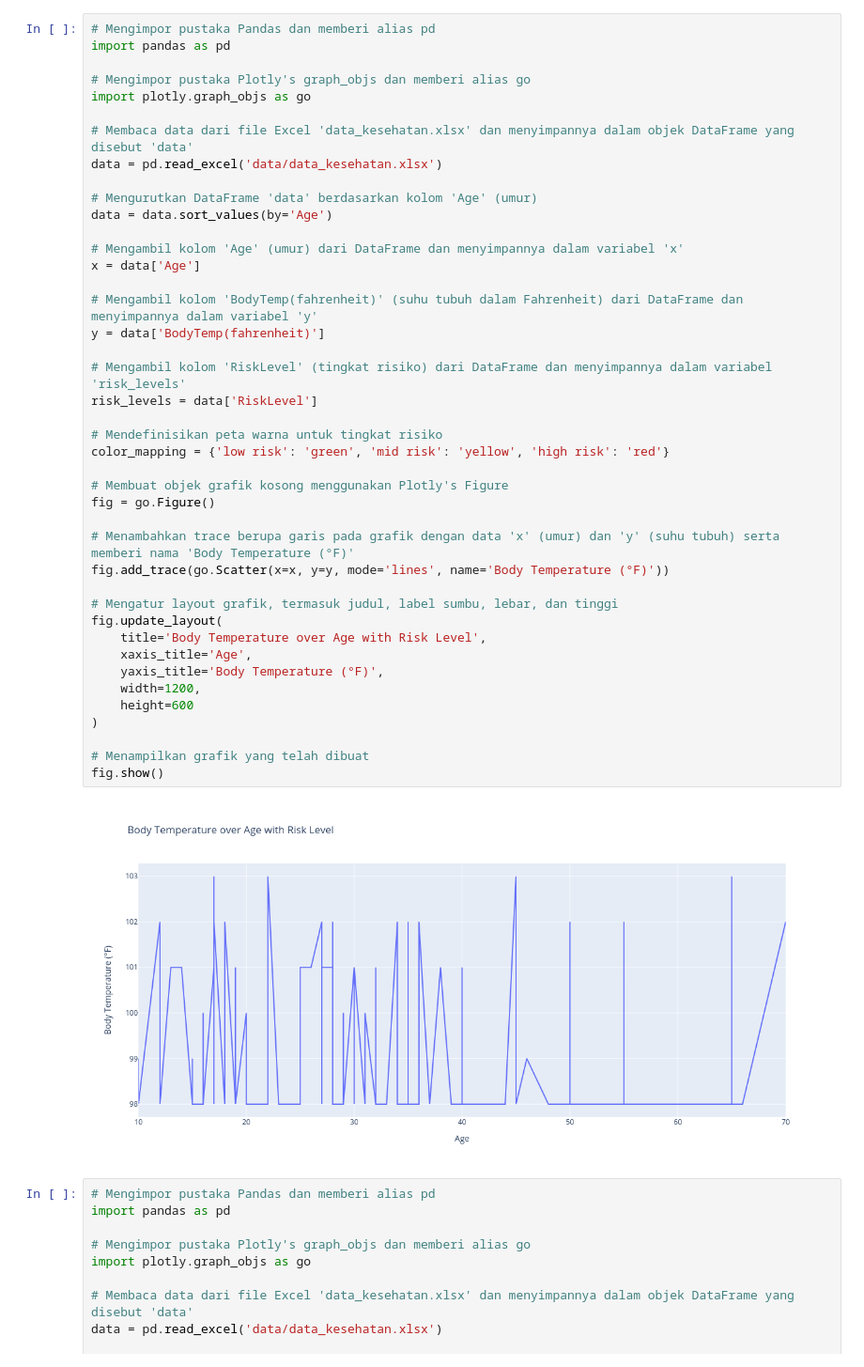
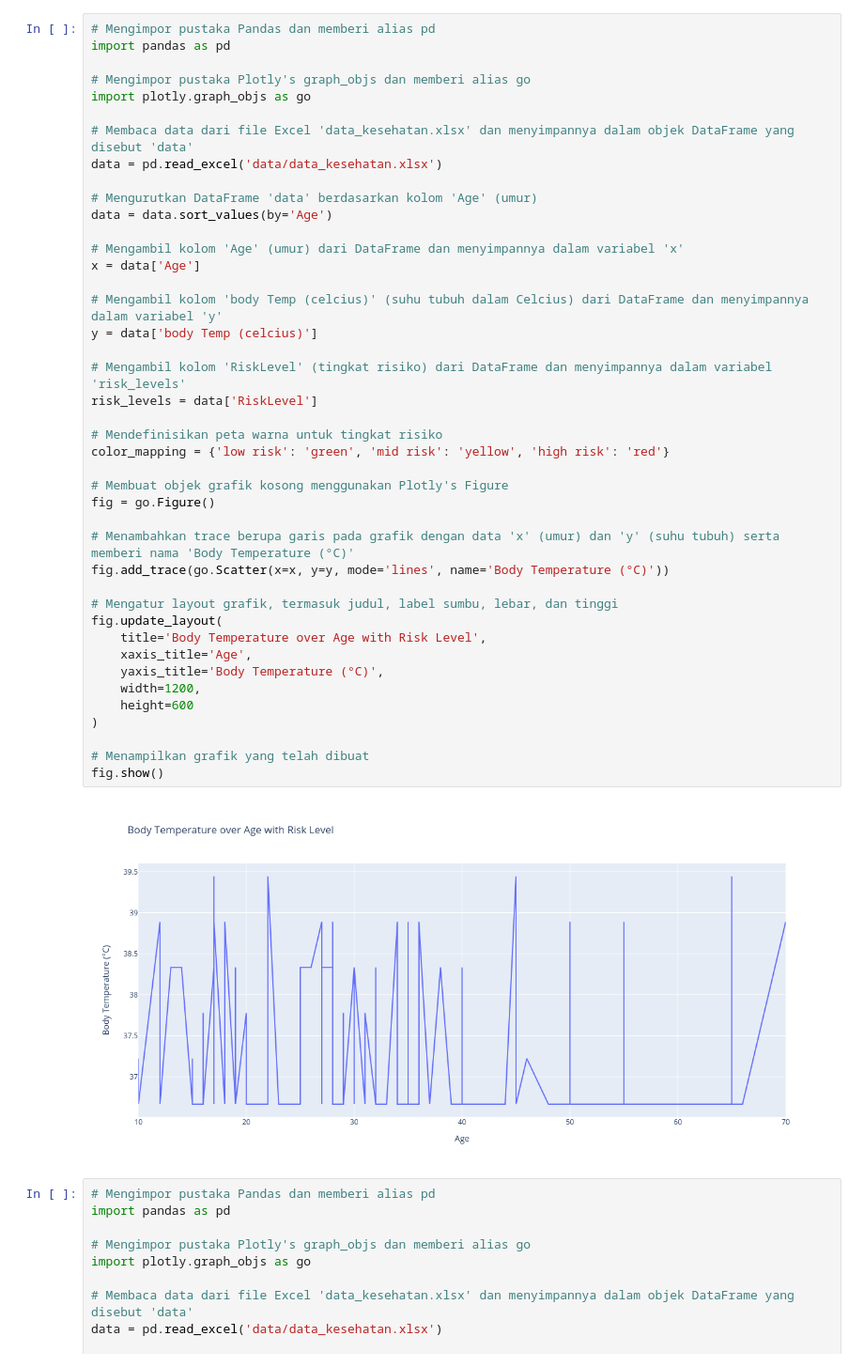
Before and after one commit to wikukarno/jupyter-kesehatan, a Jupyter notebook: grafik_kesehatan.ipynb, the cells around one changed output. Shown at 94% size. Saved outputs shown, nothing was run; the diff lists cells and outputs as text.

Commit message:
Update data excel, grafik body temperature pakai Celcius

```diff
--- a/grafik_kesehatan.ipynb
+++ b/grafik_kesehatan.ipynb
@@ -29,39 +29,39 @@ import plotly.graph_objs as go
 data = pd.read_excel('data/data_kesehatan.xlsx')
 
 # Mengurutkan DataFrame 'data' berdasarkan kolom 'Age' (umur)
 data = data.sort_values(by='Age')
 
 # Mengambil kolom 'Age' (umur) dari DataFrame dan menyimpannya dalam variabel 'x'
 x = data['Age']
 
-# Mengambil kolom 'BodyTemp(fahrenheit)' (suhu tubuh dalam Fahrenheit) dari DataFrame dan menyimpannya dalam variabel 'y'
-y = data['BodyTemp(fahrenheit)']
+# Mengambil kolom 'body Temp (celcius)' (suhu tubuh dalam Celcius) dari DataFrame dan menyimpannya dalam variabel 'y'
+y = data['body Temp (celcius)']
 
 # Mengambil kolom 'RiskLevel' (tingkat risiko) dari DataFrame dan menyimpannya dalam variabel 'risk_levels'
 risk_levels = data['RiskLevel']
 
 # Mendefinisikan peta warna untuk tingkat risiko
 color_mapping = {'low risk': 'green', 'mid risk': 'yellow', 'high risk': 'red'}
 
 # Membuat objek grafik kosong menggunakan Plotly's Figure
 fig = go.Figure()
 
-# Menambahkan trace berupa garis pada grafik dengan data 'x' (umur) dan 'y' (suhu tubuh) serta memberi nama 'Body Temperature (°F)'
-fig.add_trace(go.Scatter(x=x, y=y, mode='lines', name='Body Temperature (°F)'))
+# Menambahkan trace berupa garis pada grafik dengan data 'x' (umur) dan 'y' (suhu tubuh) serta memberi nama 'Body Temperature (°C)'
+fig.add_trace(go.Scatter(x=x, y=y, mode='lines', name='Body Temperature (°C)'))
 
 # Mengatur layout grafik, termasuk judul, label sumbu, lebar, dan tinggi
 fig.update_layout(
     title='Body Temperature over Age with Risk Level',
     xaxis_title='Age',
-    yaxis_title='Body Temperature (°F)',
+    yaxis_title='Body Temperature (°C)',
     width=1200,
     height=600
 )
 
 # Menampilkan grafik yang telah dibuat
 fig.show()
 # %% [output]
-[figure, old version]
+[figure, new version]
 # %%
 # Mengimpor pustaka Pandas dan memberi alias pd
 import pandas as pd
```
Also changed, not shown: parts of 1 cell of this notebook, 1 other file.
